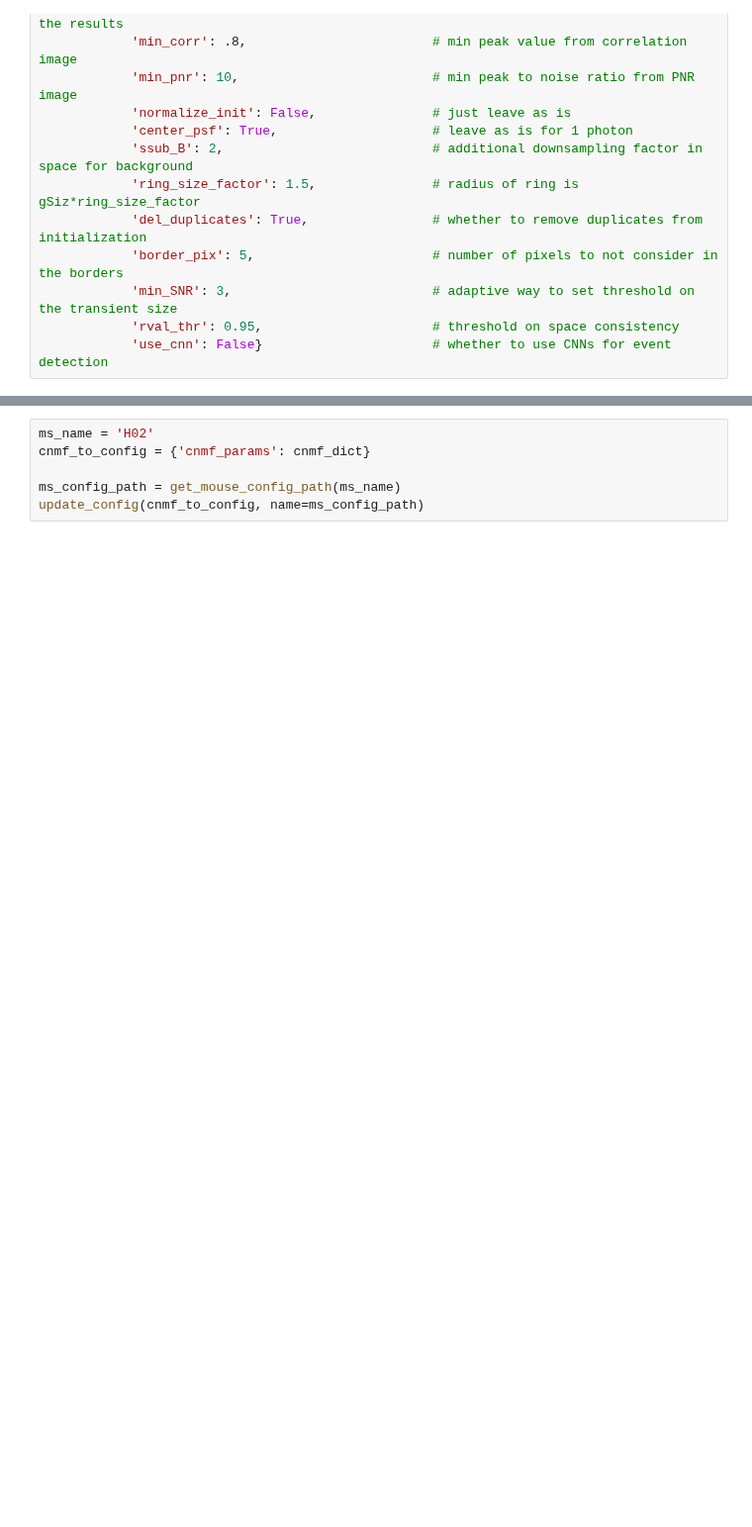
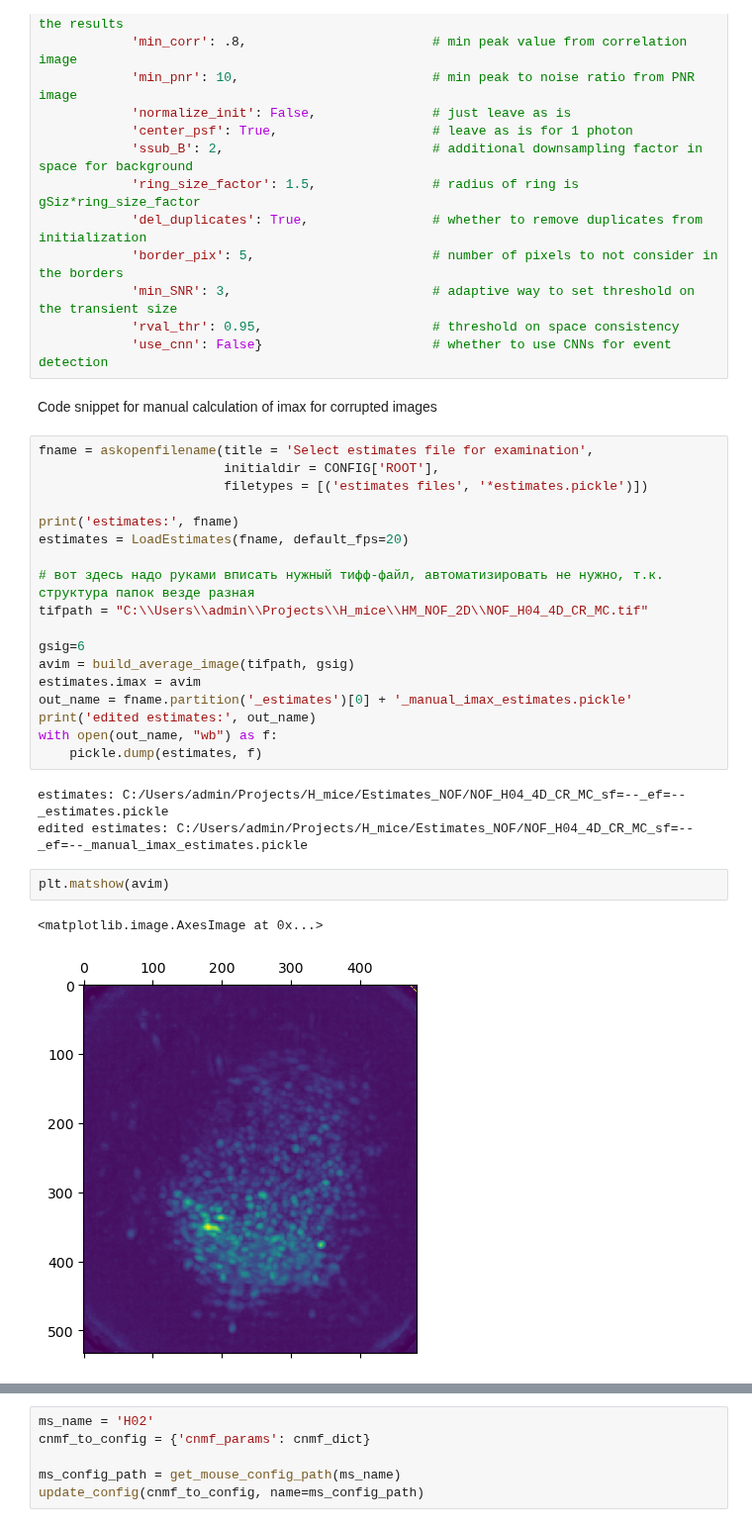
Before and after one commit to iabs-neuro/bearmind, a Jupyter notebook: BEARMiND_full_pipeline .ipynb, the cells around one changed output, grey strips where cells are left out. Shown at 99% size. Cells and saved outputs as stored; diff of their text form; blank space fills up the shorter version.

```diff
--- a/BEARMiND_full_pipeline .ipynb
+++ b/BEARMiND_full_pipeline .ipynb
@@ -122,6 +122,34 @@ cnmf_dict= {'fr': 20,                   # frame rate, frames per second (NOW REC
             'min_SNR': 3,                          # adaptive way to set threshold on the transient size
             'rval_thr': 0.95,                      # threshold on space consistency
             'use_cnn': False}                      # whether to use CNNs for event detection
+# %% [markdown]
+Code snippet for manual calculation of imax for corrupted images
+# %%
+fname = askopenfilename(title = 'Select estimates file for examination',
+                        initialdir = CONFIG['ROOT'],
+                        filetypes = [('estimates files', '*estimates.pickle')])
+
+print('estimates:', fname)
+estimates = LoadEstimates(fname, default_fps=20)
+
+# вот здесь надо руками вписать нужный тифф-файл, автоматизировать не нужно, т.к. структура папок везде разная
+tifpath = "C:\\Users\\admin\\Projects\\H_mice\\HM_NOF_2D\\NOF_H04_4D_CR_MC.tif"
+
+gsig=6
+avim = build_average_image(tifpath, gsig)
+estimates.imax = avim
+out_name = fname.partition('_estimates')[0] + '_manual_imax_estimates.pickle'
+print('edited estimates:', out_name)
+with open(out_name, "wb") as f:
+    pickle.dump(estimates, f)
+# %% [output]
+estimates: C:/Users/admin/Projects/H_mice/Estimates_NOF/NOF_H04_4D_CR_MC_sf=--_ef=--_estimates.pickle
+edited estimates: C:/Users/admin/Projects/H_mice/Estimates_NOF/NOF_H04_4D_CR_MC_sf=--_ef=--_manual_imax_estimates.pickle
+# %%
+plt.matshow(avim)
+# %% [output]
+<matplotlib.image.AxesImage at 0x...>
+[figure, added]
 # %%
 fnames = glob(os.path.join(CONFIG['ROOT'], '*_MC.tif'))
 #OR, alternatively, you can use manual file selection:
```
Also changed, not shown: parts of 3 cells of this notebook, 2 other files.
